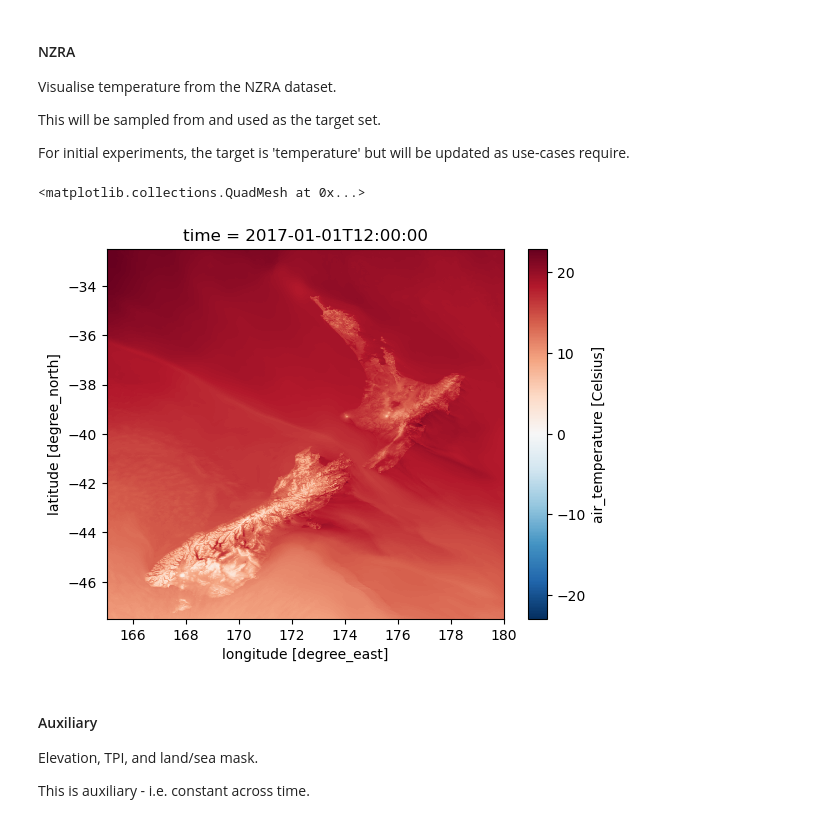
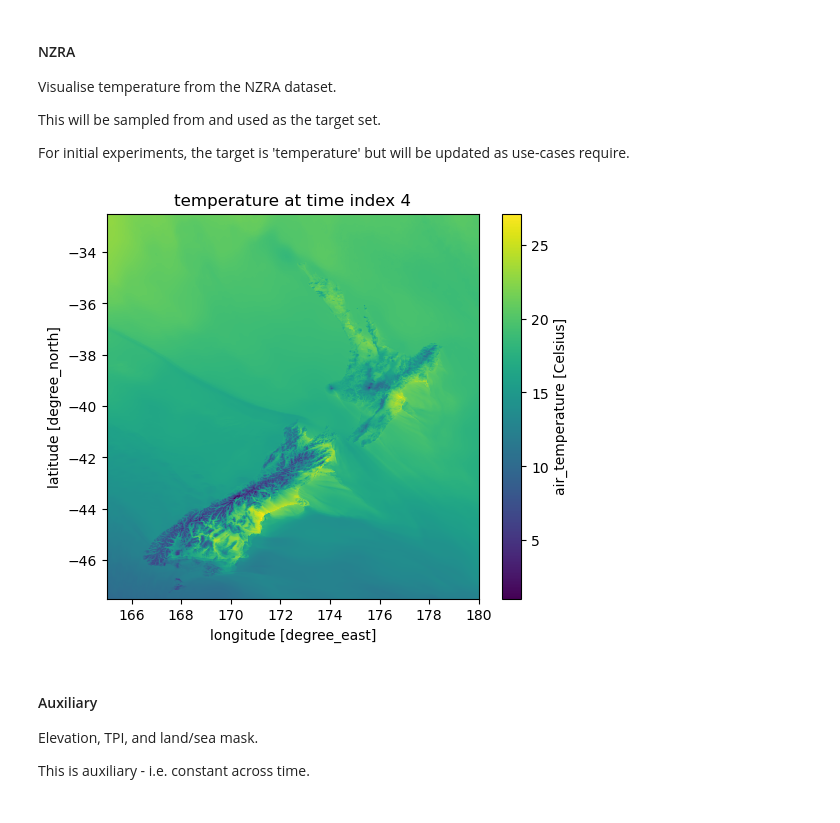
Before and after one commit to LennoxC/convcnp-assim-nz, a Jupyter notebook: notebooks/experiment4/experiment4_nzra_target.ipynb, the cells around one changed output. Cells and saved outputs as stored; diff of their text form; code cells hidden in the pictures.

```diff
--- a/notebooks/experiment4/experiment4_nzra_target.ipynb
+++ b/notebooks/experiment4/experiment4_nzra_target.ipynb
@@ -96,7 +97,12 @@ logger.info(f"CUDA available: {torch.cuda.is_available()}")
 # %%
 # variables for this experiment
 years = [2017]
+#target_variable = [WIND_U, WIND_V] # can be an individual variable or a list of variables
 target_variable = TEMPERATURE
+
+# if the target variable is not a list, make it one
+if not isinstance(target_variable, list):
+    target_variable = [target_variable]
 
 if not os.environ["HOSTNAME"] == 'hub-worker01' and not dataset_generation: # no GPU available on jupyter node. Dataset generation always on CPU
     set_gpu_default_device()
@@ -200,7 +212,7 @@ stations_resample = stations_resample[(stations_resample.index.get_level_values(
 if TEMPERATURE in nzra_ds.data_vars:
     nzra_ds[TEMPERATURE] = kelvin_to_celsius(nzra_ds[TEMPERATURE])
 
-nzra_ds = nzra_ds[[target_variable]]
+nzra_ds = nzra_ds[target_variable]
 # %%
 # preprocess H8
 h8_ds = h8_ds[[BAND_3, BAND_9, BAND_13]]
@@ -277,10 +290,13 @@ This will be sampled from and used as the target set.
 
 For initial experiments, the target is 'temperature' but will be updated as use-cases require.
 # %%
-nzra_ds[target_variable].isel(time=9).plot()
+for var in target_variable:
+    fig, ax = plt.subplots(1, 1, figsize=(6, 5))
+    nzra_ds[var].isel(time=4).plot(ax=ax)
+    plt.title(f"{var} at time index 4")
+    plt.show()
 # %% [output]
-<matplotlib.collections.QuadMesh at 0x...>
-[figure, old version]
+[figure, new version]
 # %% [markdown]
 #### Auxiliary
 Elevation, TPI, and land/sea mask.
```
Also changed, not shown: parts of 19 cells of this notebook, 3 other files.
